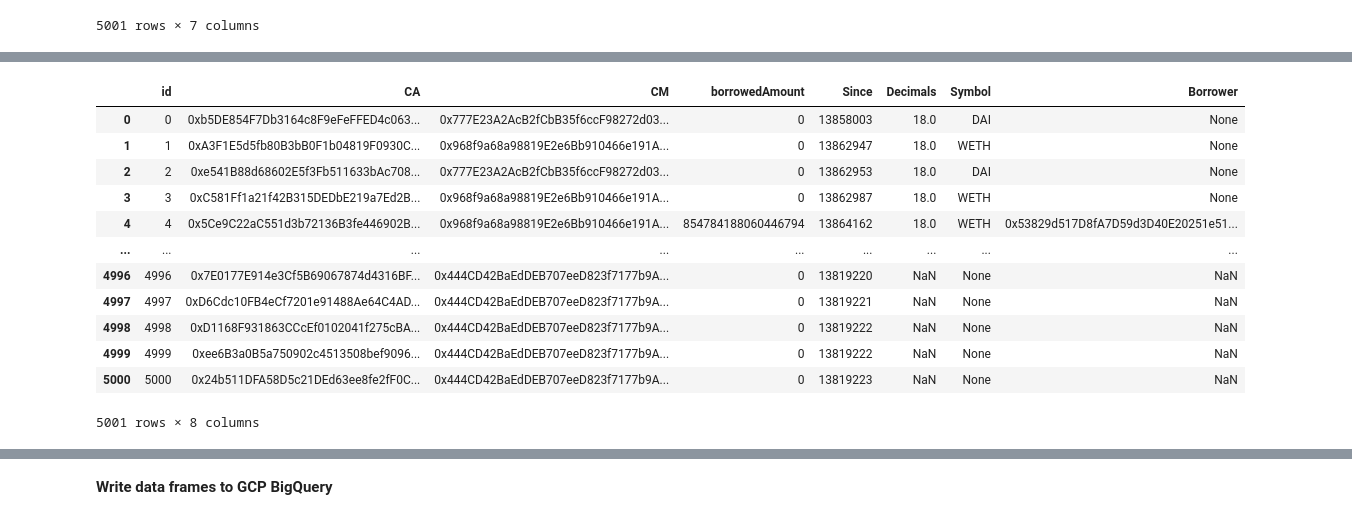
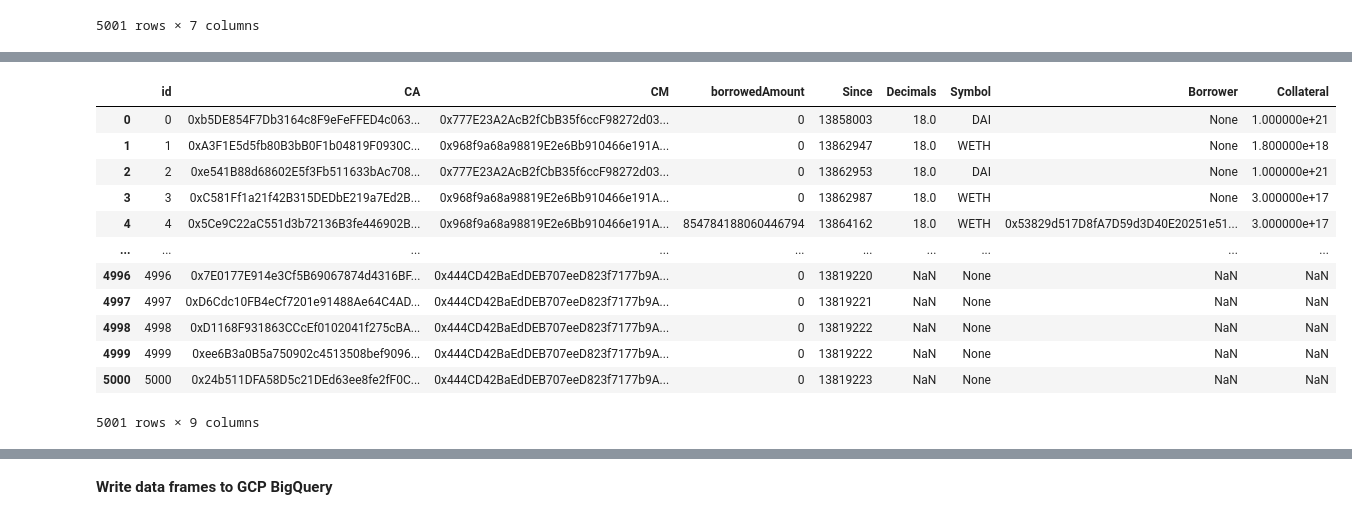
Before and after one commit to amantay-a/misc, a Jupyter notebook: Gearbox_CA.ipynb, the cells around one changed output, grey strips where cells are left out. Drawn from its saved outputs; the diff is of its cells as text; code cells hidden in the pictures.

Commit message:
+collateral column

```diff
--- a/Gearbox_CA.ipynb
+++ b/Gearbox_CA.ipynb
@@ -337,6 +337,7 @@ df
 # %%
 #Open, Close, Repay, Liquidate
 OpenCreditAccount_topic      =  df_abi[(df_abi['name']=='OpenCreditAccount') &(df_abi['type']=='event')]['topic'].values[0]
+AddCollateral_topic          =  df_abi[(df_abi['name']=='AddCollateral')&(df_abi['type']=='event')]['topic'].values[0]
 CloseCreditAccount_topic     =  df_abi[(df_abi['name']=='CloseCreditAccount')&(df_abi['type']=='event')]['topic'].values[0]
 RepayCreditAccount_topic     =  df_abi[(df_abi['name']=='RepayCreditAccount')&(df_abi['type']=='event')]['topic'].values[0]
 LiquidateCreditAccount_topic =  df_abi[(df_abi['name']=='LiquidateCreditAccount')&(df_abi['type']=='event')]['topic'].values[0]
@@ -346,24 +347,36 @@ print('CloseCreditAccount_topic:', CloseCreditAccount_topic)
 print('RepayCreditAccount_topic:', RepayCreditAccount_topic)
 print('LiquidateCreditAccount_topic:', LiquidateCreditAccount_topic)
 
-i=0
-for row in df.loc[df['CM']!=AccountFactory].itertuples():
-    i+=1
-    logs = get_logs(w3_eth, row.CM, [[OpenCreditAccount_topic,
+logs = pd.DataFrame()
+for CM in CreditManagers:
+    CM_logs = get_logs(w3_eth, CM, [[OpenCreditAccount_topic,
+                                      AddCollateral_topic,
                                       CloseCreditAccount_topic,
                                       RepayCreditAccount_topic,
-                                      LiquidateCreditAccount_topic]]
-                    , row.Since, 'latest')
+                                      LiquidateCreditAccount_topic]],
+                        df['Since'].min(),
+                    'latest')
+    logs = logs.append(CM_logs, ignore_index = True)
 
-    open_events = logs[logs['event'] =='OpenCreditAccount']['args'].values
-    close_events = logs[logs['event'] =='CloseCreditAccount']['args'].values
-    repay_events = logs[logs['event'] =='RepayCreditAccount']['args'].values
-    liquidate_event = logs[logs['event'] =='LiquidateCreditAccount']['args'].values
+i=0
+for row in df.loc[df['CM'].isin(CreditManagers)].itertuples():
+    i+=1
+    open_events       = logs[(logs['address']==row.CM) & (logs['blockNumber']>=row.Since) & (logs['event']=='OpenCreditAccount')]['args'].values
+    collateral_events = logs[(logs['address']==row.CM) & (logs['blockNumber']>=row.Since) & (logs['event']=='AddCollateral')]['args'].values
+    close_events      = logs[(logs['address']==row.CM) & (logs['blockNumber']>=row.Since) & (logs['event']=='CloseCreditAccount')]['args'].values
+    repay_events      = logs[(logs['address']==row.CM) & (logs['blockNumber']>=row.Since) & (logs['event']=='RepayCreditAccount')]['args'].values
+    liquidate_event   = logs[(logs['address']==row.CM) & (logs['blockNumber']>=row.Since) & (logs['event']=='LiquidateCreditAccount')]['args'].values
 
     CA_open_event = [x for x in open_events if x['creditAccount']== row.CA] # Open
     if len(CA_open_event) > 0:
         Borrower = CA_open_event[0]['onBehalfOf']
         df.loc[df['id']==row.id, 'Borrower'] = Borrower
+
+        Collateral = sum([x['amount'] for x in CA_open_event])
+        CA_collateral_event = [x for x in collateral_events if x['onBehalfOf']== Borrower] # Open
+        if len(CA_collateral_event) > 0:
+            Collateral = Collateral + sum([x['value'] for x in CA_collateral_event])
+        df.loc[df['id']==row.id, 'Collateral'] = Collateral
 
         CA_close_event = [x for x in close_events if x['to']== Borrower] # Close
         if len(CA_close_event) > 0:
@@ -395,16 +410,16 @@ LiquidateCreditAccount_topic: 0x5e5da6c348e62989f9cfe029252433fc99009b7d28fa3c20
-|  | id | CA | CM | borrowedAmount | Since | Decimals | Symbol | Borrower |
-| 0 | 0 | 0xb5DE854F7Db3164c8F9eFeFFED4c063... | 0x777E23A2AcB2fCbB35f6ccF98272d03... | 0 | 13858003 | 18.0 | DAI | None |
-| 1 | 1 | 0xA3F1E5d5fb80B3bB0F1b04819F0930C... | 0x968f9a68a98819E2e6Bb910466e191A... | 0 | 13862947 | 18.0 | WETH | None |
-| 2 | 2 | 0xe541B88d68602E5f3Fb511633bAc708... | 0x777E23A2AcB2fCbB35f6ccF98272d03... | 0 | 13862953 | 18.0 | DAI | None |
-| 3 | 3 | 0xC581Ff1a21f42B315DEDbE219a7Ed2B... | 0x968f9a68a98819E2e6Bb910466e191A... | 0 | 13862987 | 18.0 | WETH | None |
-| 4 | 4 | 0x5Ce9C22aC551d3b72136B3fe446902B... | 0x968f9a68a98819E2e6Bb910466e191A... | 854784188060446794 | 13864162 | 18.0 | WETH | 0x53829d517D8fA7D59d3D40E20251e51... |
-| ... | ... | ... | ... | ... | ... | ... | ... | ... |
-| 4996 | 4996 | 0x7E0177E914e3Cf5B69067874d4316BF... | 0x444CD42BaEdDEB707eeD823f7177b9A... | 0 | 13819220 | NaN | None | NaN |
-| 4997 | 4997 | 0xD6Cdc10FB4eCf7201e91488Ae64C4AD... | 0x444CD42BaEdDEB707eeD823f7177b9A... | 0 | 13819221 | NaN | None | NaN |
-| 4998 | 4998 | 0xD1168F931863CCcEf0102041f275cBA... | 0x444CD42BaEdDEB707eeD823f7177b9A... | 0 | 13819222 | NaN | None | NaN |
-| 4999 | 4999 | 0xee6B3a0B5a750902c4513508bef9096... | 0x444CD42BaEdDEB707eeD823f7177b9A... | 0 | 13819222 | NaN | None | NaN |
-| 5000 | 5000 | 0x24b511DFA58D5c21DEd63ee8fe2fF0C... | 0x444CD42BaEdDEB707eeD823f7177b9A... | 0 | 13819223 | NaN | None | NaN |
+|  | id | CA | CM | borrowedAmount | Since | Decimals | Symbol | Borrower | Collateral |
+| 0 | 0 | 0xb5DE854F7Db3164c8F9eFeFFED4c063... | 0x777E23A2AcB2fCbB35f6ccF98272d03... | 0 | 13858003 | 18.0 | DAI | None | 1.000000e+21 |
+| 1 | 1 | 0xA3F1E5d5fb80B3bB0F1b04819F0930C... | 0x968f9a68a98819E2e6Bb910466e191A... | 0 | 13862947 | 18.0 | WETH | None | 1.800000e+18 |
+| 2 | 2 | 0xe541B88d68602E5f3Fb511633bAc708... | 0x777E23A2AcB2fCbB35f6ccF98272d03... | 0 | 13862953 | 18.0 | DAI | None | 1.000000e+21 |
+| 3 | 3 | 0xC581Ff1a21f42B315DEDbE219a7Ed2B... | 0x968f9a68a98819E2e6Bb910466e191A... | 0 | 13862987 | 18.0 | WETH | None | 3.000000e+17 |
+| 4 | 4 | 0x5Ce9C22aC551d3b72136B3fe446902B... | 0x968f9a68a98819E2e6Bb910466e191A... | 854784188060446794 | 13864162 | 18.0 | WETH | 0x53829d517D8fA7D59d3D40E20251e51... | 3.000000e+17 |
+| ... | ... | ... | ... | ... | ... | ... | ... | ... | ... |
+| 4996 | 4996 | 0x7E0177E914e3Cf5B69067874d4316BF... | 0x444CD42BaEdDEB707eeD823f7177b9A... | 0 | 13819220 | NaN | None | NaN | NaN |
+| 4997 | 4997 | 0xD6Cdc10FB4eCf7201e91488Ae64C4AD... | 0x444CD42BaEdDEB707eeD823f7177b9A... | 0 | 13819221 | NaN | None | NaN | NaN |
+| 4998 | 4998 | 0xD1168F931863CCcEf0102041f275cBA... | 0x444CD42BaEdDEB707eeD823f7177b9A... | 0 | 13819222 | NaN | None | NaN | NaN |
+| 4999 | 4999 | 0xee6B3a0B5a750902c4513508bef9096... | 0x444CD42BaEdDEB707eeD823f7177b9A... | 0 | 13819222 | NaN | None | NaN | NaN |
+| 5000 | 5000 | 0x24b511DFA58D5c21DEd63ee8fe2fF0C... | 0x444CD42BaEdDEB707eeD823f7177b9A... | 0 | 13819223 | NaN | None | NaN | NaN |
-5001 rows × 8 columns
+5001 rows × 9 columns
 # %%
 def getCreditAccountDataExtended(id, cm, borrower):
     try:
```
Also changed, not shown: parts of 11 cells of this notebook.
